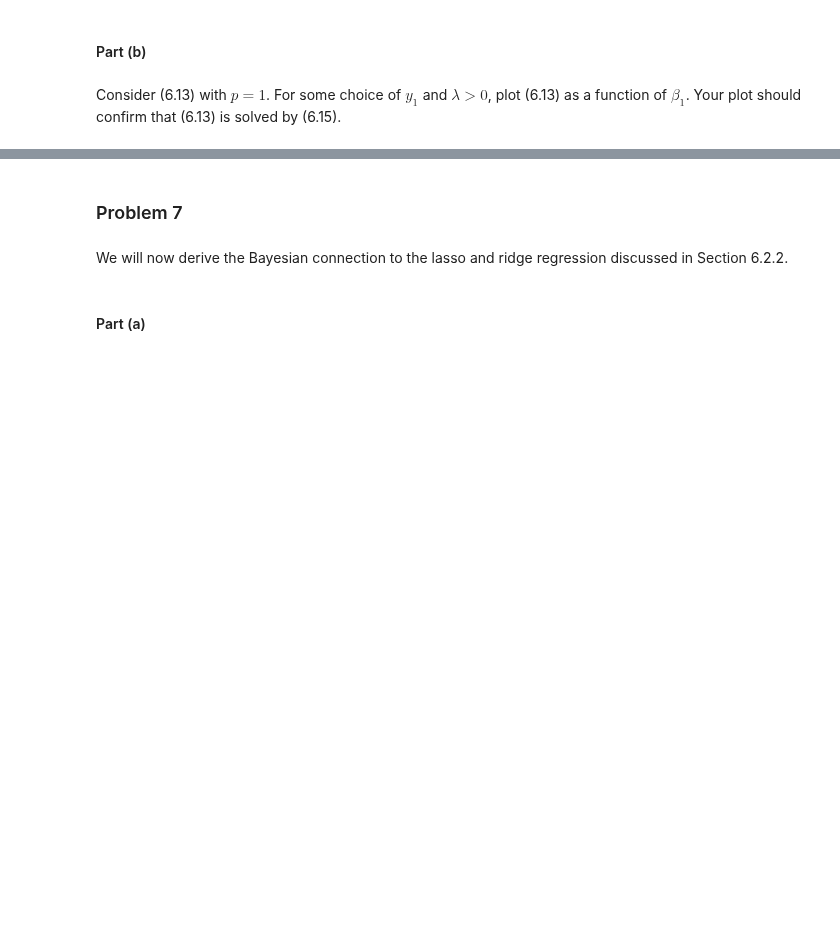
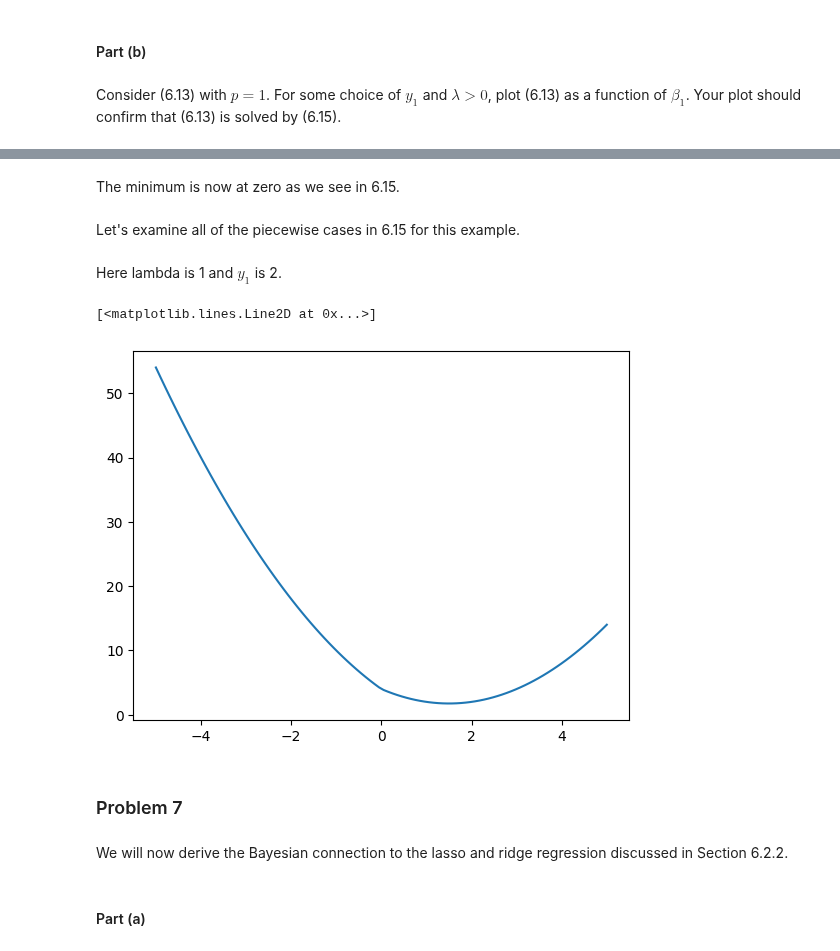
Before and after one commit to kmerkl22/k-s-ISL, a Jupyter notebook: Notebooks/Ch06-ISLexercises.ipynb, the cells around one changed output, grey strips where cells are left out. Cells and saved outputs as stored; diff of their text form; code cells hidden in the pictures; blank space fills up the shorter version.

```diff
--- a/Notebooks/Ch06-ISLexercises.ipynb
+++ b/Notebooks/Ch06-ISLexercises.ipynb
@@ -15,3 +40,16 @@ Consider (6.13) with $p = 1$. For some choice of $y_1$ and $λ > 0$, plot (6.13)
+# %% [markdown]
+The minimum is now at zero as we see in 6.15.
+# %% [markdown]
+Let's examine all of the piecewise cases in 6.15 for this example.
+# %% [markdown]
+Here lambda is 1 and $y_1$ is 2.
+# %%
+beta=np.linspace(-5,5,100)
+z=(2-beta)**2 + 1*np.abs(beta)
+plt.plot(beta,z)
+# %% [output]
+[<matplotlib.lines.Line2D at 0x...>]
+[figure, added]
 # %% [markdown]
 ### Problem 7
 # %% [markdown]
```
Also changed, not shown: parts of 19 cells of this notebook, 1 other file.
